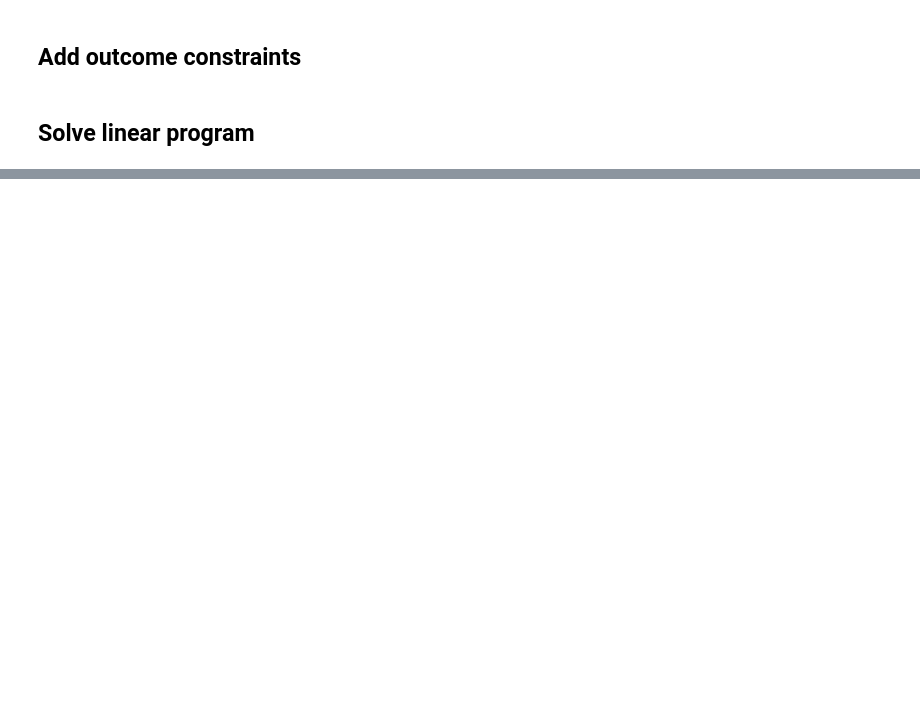
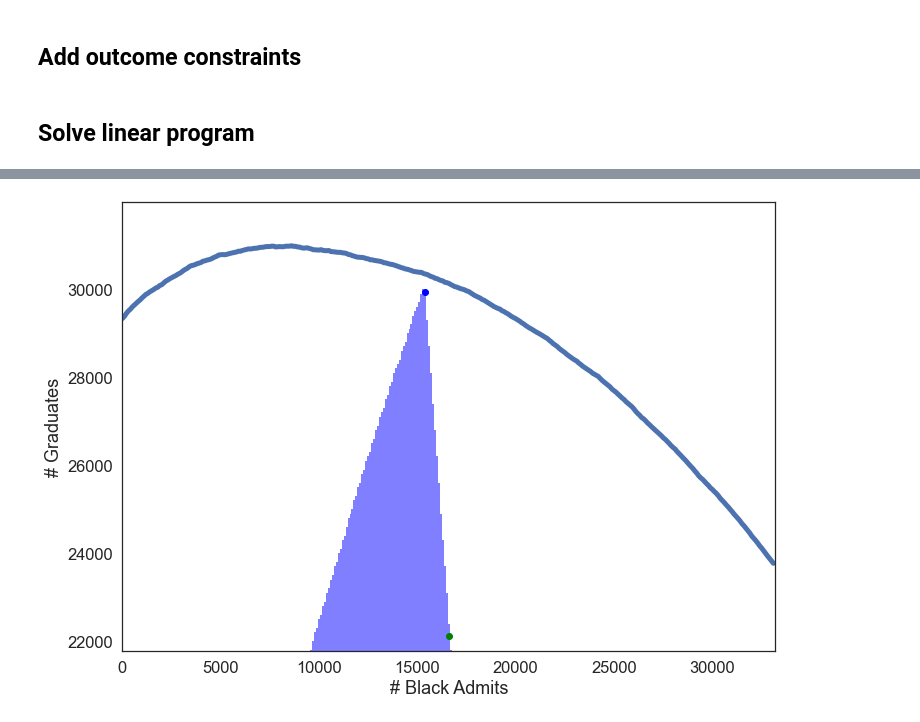
Before and after one commit to stanford-policylab/causal-fairness, a Jupyter notebook: 04-Principal-Fairness-Regime.ipynb, the cells around one changed output, grey strips where cells are left out. Drawn from its saved outputs; the diff is of its cells as text; code cells hidden in the pictures; blank space fills up the shorter version.

```diff
--- a/04-Principal-Fairness-Regime.ipynb
+++ b/04-Principal-Fairness-Regime.ipynb
@@ -396,0 +462,29 @@ plt.show()
+# %%
+import seaborn as sns
+import matplotlib.ticker as ticker
+from matplotlib.patches import Rectangle
+from matplotlib.collections import PatchCollection
+
+sns.set(rc={'figure.figsize':(11.7,8.27)})
+sns.set(style="white", font_scale=1.5, )
+ax = sns.lineplot(data=df_pareto, x='# Black Admits', y='# Graduates',linewidth=5)
+
+errorboxes2 = []
+
+for outcome_block in outcomes_grid2:
+    if outcome_block['policy_exists'] == 1:
+        errorboxes2.append(Rectangle((outcome_block['min_black_admits'] , outcome_block['min_graduates']),GRID_SIZE,GRID_SIZE))
+
+pc2 = PatchCollection(errorboxes2, facecolor='blue', alpha=0.5,  edgecolor='none')
+
+ax.add_collection(pc2)
+
+
+plt.scatter(x=(df['R']*0.5).sum(),y=(df['Y']*0.5).sum(),color='green')
+plt.scatter(x=0.308245*len(df)*FRAC_ADMIT,y=29945.658086,color='blue')
+
+plt.xlim([0, MAX_BLACK_ADMITS])
+plt.ylim([df_pareto['# Graduates'].min()-2000, df_pareto['# Graduates'].max()+1000])
+plt.show()
+# %% [output]
+[figure, added]
```
Also changed, not shown: parts of 14 cells of this notebook, 26 other files.
